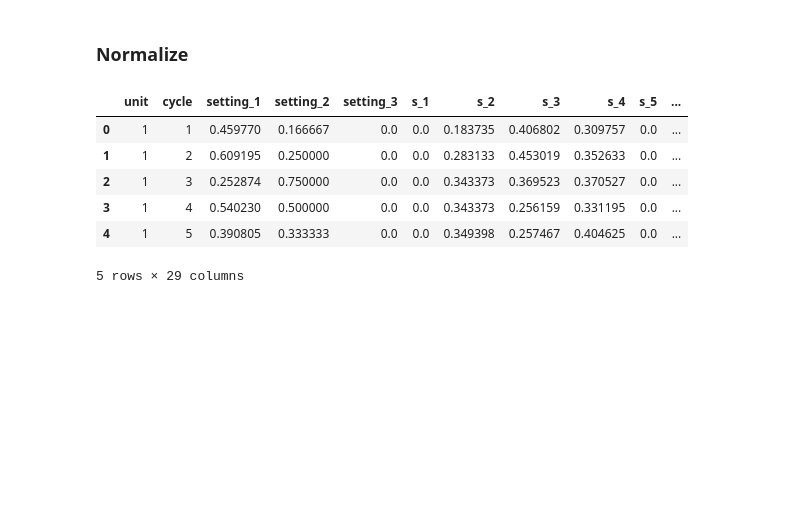
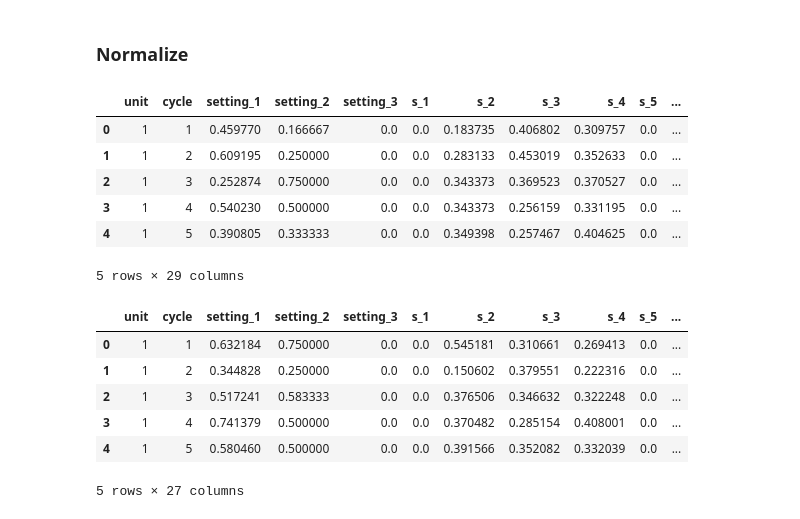
Before and after one commit to Vozikis/Aircraft-Sensors-Experiment, a Jupyter notebook: main_file.ipynb, the cells around one changed output. Drawn from its saved outputs; the diff is of its cells as text; code cells hidden in the pictures; blank space fills up the shorter version.

Commit message:
normalize test set

```diff
--- a/main_file.ipynb
+++ b/main_file.ipynb
@@ -156,6 +146,7 @@ train_df_headers.head()
 train_df = train_df.drop(columns=[26,27])
 test_df = test_df.drop(columns=[26,27])
 train_df_headers = train_df_headers.drop(columns=['s_22','s_23'])
+test_df_headers = test_df_headers.drop(columns=['s_22','s_23'])
 # %%
 train_df_headers.head()
 # %% [output]
@@ -467,3 +458,25 @@ train_df_headers.head()
 | 3 | 1 | 4 | 0.540230 | 0.500000 | 0.0 | 0.0 | 0.343373 | 0.256159 | 0.331195 | 0.0 | ... |
 | 4 | 1 | 5 | 0.390805 | 0.333333 | 0.0 | 0.0 | 0.349398 | 0.257467 | 0.404625 | 0.0 | ... |
 5 rows × 29 columns
+# %%
+
+test_df_headers['cycle_norm'] = test_df_headers['cycle']
+
+
+norm_test_df = pd.DataFrame(min_max_scaler.transform(test_df_headers[cols_normalize]),
+                            columns=cols_normalize,
+                            index=test_df_headers.index)
+
+
+test_join_df = test_df_headers[test_df_headers.columns.difference(cols_normalize)].join(norm_test_df)
+test_df_headers = test_join_df.reindex(columns = test_df_headers.columns)
+test_df_headers = test_df_headers.reset_index(drop=True)
+test_df_headers.head()
+# %% [output]
+|  | unit | cycle | setting_1 | setting_2 | setting_3 | s_1 | s_2 | s_3 | s_4 | s_5 | ... |
+| 0 | 1 | 1 | 0.632184 | 0.750000 | 0.0 | 0.0 | 0.545181 | 0.310661 | 0.269413 | 0.0 | ... |
+| 1 | 1 | 2 | 0.344828 | 0.250000 | 0.0 | 0.0 | 0.150602 | 0.379551 | 0.222316 | 0.0 | ... |
+| 2 | 1 | 3 | 0.517241 | 0.583333 | 0.0 | 0.0 | 0.376506 | 0.346632 | 0.322248 | 0.0 | ... |
+| 3 | 1 | 4 | 0.741379 | 0.500000 | 0.0 | 0.0 | 0.370482 | 0.285154 | 0.408001 | 0.0 | ... |
+| 4 | 1 | 5 | 0.580460 | 0.500000 | 0.0 | 0.0 | 0.391566 | 0.352082 | 0.332039 | 0.0 | ... |
+5 rows × 27 columns
```
Also changed, not shown: parts of 1 cell of this notebook, 1 other file.
